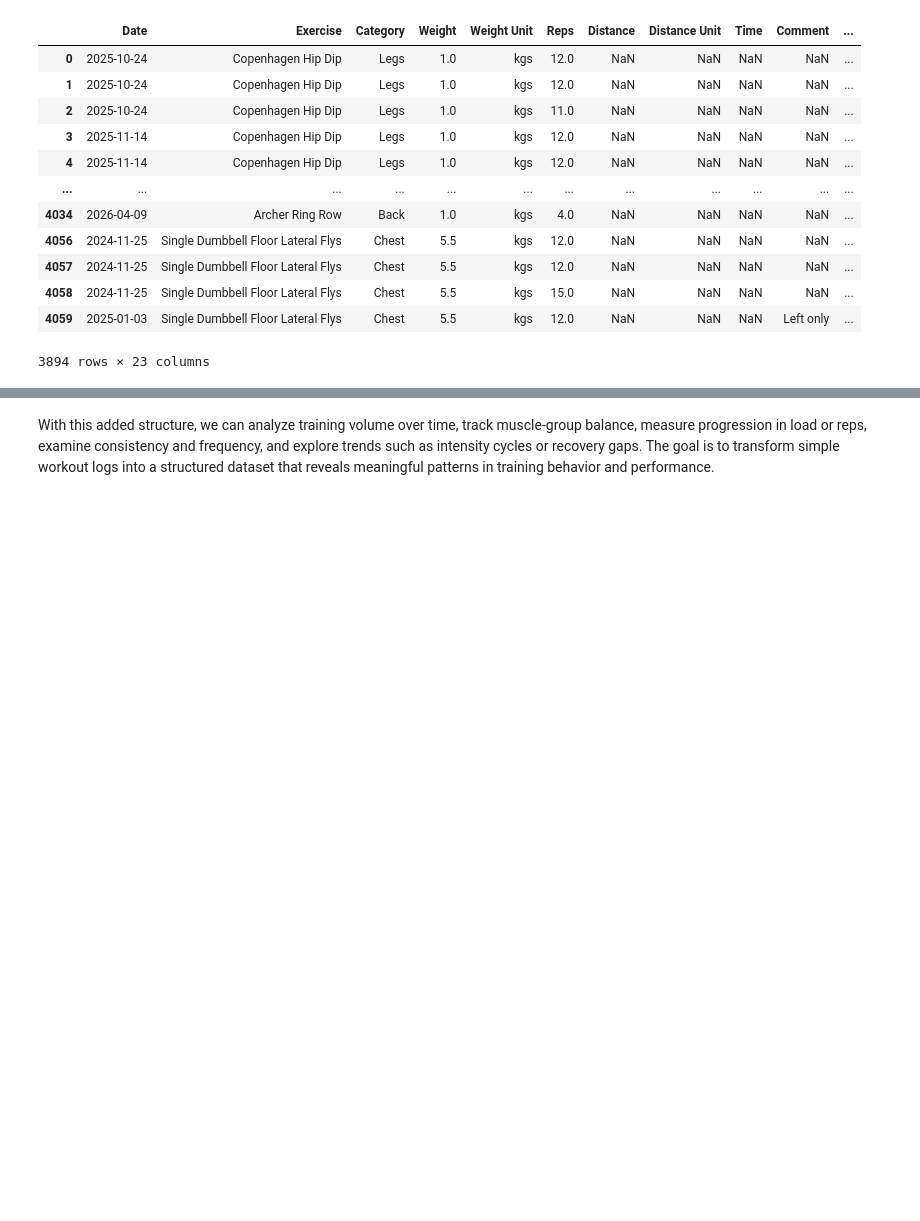
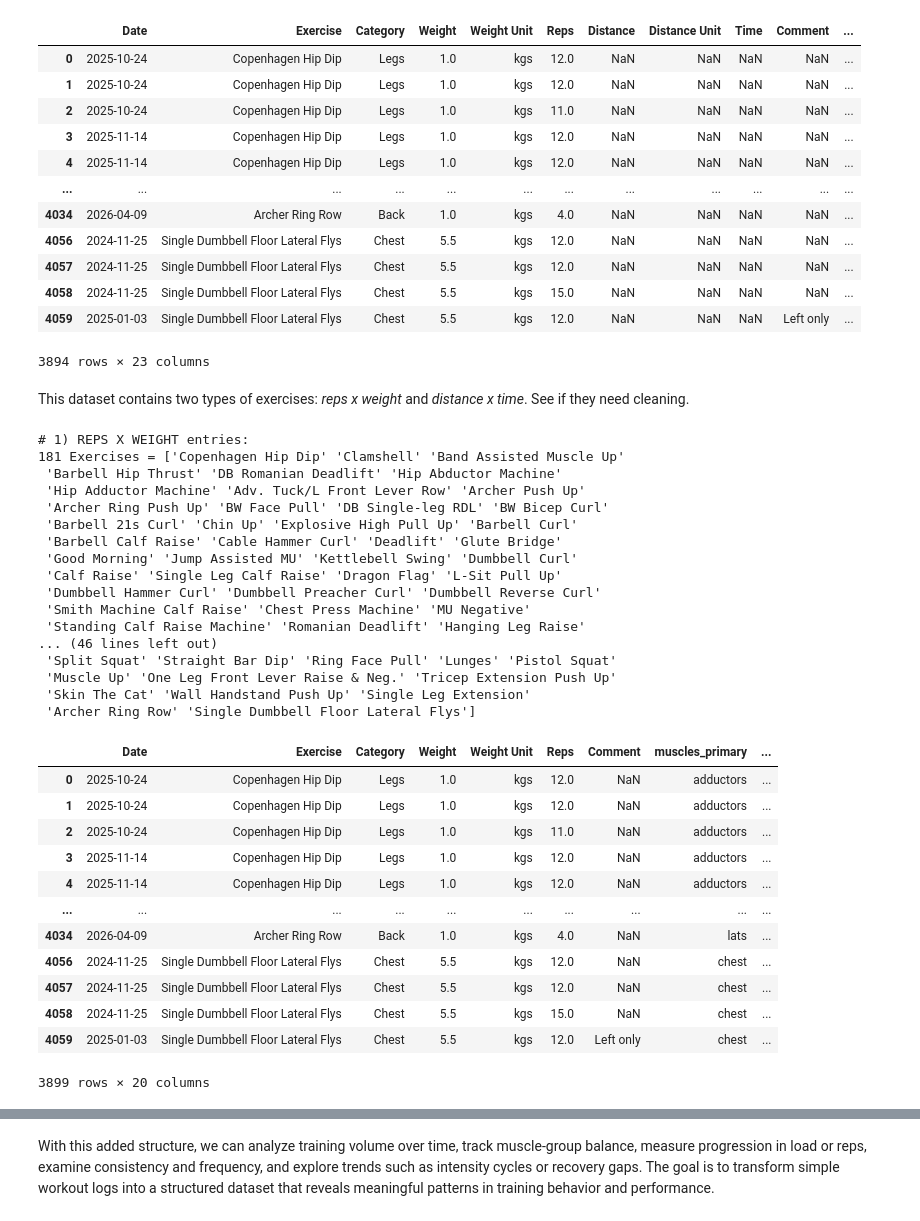
Before and after one commit to alex-fddz/fitnotes-analytics, a Jupyter notebook: analytics.ipynb, the cells around one changed output, grey strips where cells are left out. Cells and saved outputs as stored; diff of their text form; code cells hidden in the pictures; blank space fills up the shorter version.

Commit message:
Split reps and time based entries

```diff
--- a/analytics.ipynb
+++ b/analytics.ipynb
@@ -244,3 +244,45 @@ df[df['Reps'].notna()]
 | 4058 | 2024-11-25 | Single Dumbbell Floor Lateral Flys | Chest | 5.5 | kgs | 15.0 | NaN | NaN | NaN | NaN | ... |
 | 4059 | 2025-01-03 | Single Dumbbell Floor Lateral Flys | Chest | 5.5 | kgs | 12.0 | NaN | NaN | NaN | Left only | ... |
 3894 rows × 23 columns
+# %% [markdown]
+This dataset contains two types of exercises: *reps x weight* and *distance x time*. See if they need cleaning.
+# %%
+print("# 1) REPS X WEIGHT entries:")
+weight_df = df[df['Weight'].notna()]
+weight_exercises = weight_df['Exercise'].unique()
+print(f"{len(weight_exercises)} Exercises =", weight_exercises)
+
+# Drop irrelevant columns
+weight_df = weight_df.drop(columns=['Distance', 'Distance Unit', 'Time'])
+weight_df
+# %% [output]
+# 1) REPS X WEIGHT entries:
+181 Exercises = ['Copenhagen Hip Dip' 'Clamshell' 'Band Assisted Muscle Up'
+ 'Barbell Hip Thrust' 'DB Romanian Deadlift' 'Hip Abductor Machine'
+ 'Hip Adductor Machine' 'Adv. Tuck/L Front Lever Row' 'Archer Push Up'
+ 'Archer Ring Push Up' 'BW Face Pull' 'DB Single-leg RDL' 'BW Bicep Curl'
+ 'Barbell 21s Curl' 'Chin Up' 'Explosive High Pull Up' 'Barbell Curl'
+ 'Barbell Calf Raise' 'Cable Hammer Curl' 'Deadlift' 'Glute Bridge'
+ 'Good Morning' 'Jump Assisted MU' 'Kettlebell Swing' 'Dumbbell Curl'
+ 'Calf Raise' 'Single Leg Calf Raise' 'Dragon Flag' 'L-Sit Pull Up'
+ 'Dumbbell Hammer Curl' 'Dumbbell Preacher Curl' 'Dumbbell Reverse Curl'
+ 'Smith Machine Calf Raise' 'Chest Press Machine' 'MU Negative'
+ 'Standing Calf Raise Machine' 'Romanian Deadlift' 'Hanging Leg Raise'
+... (46 lines left out)
+ 'Split Squat' 'Straight Bar Dip' 'Ring Face Pull' 'Lunges' 'Pistol Squat'
+ 'Muscle Up' 'One Leg Front Lever Raise & Neg.' 'Tricep Extension Push Up'
+ 'Skin The Cat' 'Wall Handstand Push Up' 'Single Leg Extension'
+ 'Archer Ring Row' 'Single Dumbbell Floor Lateral Flys']
+|  | Date | Exercise | Category | Weight | Weight Unit | Reps | Comment | muscles_primary | ... |
+| 0 | 2025-10-24 | Copenhagen Hip Dip | Legs | 1.0 | kgs | 12.0 | NaN | adductors | ... |
+| 1 | 2025-10-24 | Copenhagen Hip Dip | Legs | 1.0 | kgs | 12.0 | NaN | adductors | ... |
+| 2 | 2025-10-24 | Copenhagen Hip Dip | Legs | 1.0 | kgs | 11.0 | NaN | adductors | ... |
+| 3 | 2025-11-14 | Copenhagen Hip Dip | Legs | 1.0 | kgs | 12.0 | NaN | adductors | ... |
+| 4 | 2025-11-14 | Copenhagen Hip Dip | Legs | 1.0 | kgs | 12.0 | NaN | adductors | ... |
+| ... | ... | ... | ... | ... | ... | ... | ... | ... | ... |
+| 4034 | 2026-04-09 | Archer Ring Row | Back | 1.0 | kgs | 4.0 | NaN | lats | ... |
+| 4056 | 2024-11-25 | Single Dumbbell Floor Lateral Flys | Chest | 5.5 | kgs | 12.0 | NaN | chest | ... |
+| 4057 | 2024-11-25 | Single Dumbbell Floor Lateral Flys | Chest | 5.5 | kgs | 12.0 | NaN | chest | ... |
+| 4058 | 2024-11-25 | Single Dumbbell Floor Lateral Flys | Chest | 5.5 | kgs | 15.0 | NaN | chest | ... |
+| 4059 | 2025-01-03 | Single Dumbbell Floor Lateral Flys | Chest | 5.5 | kgs | 12.0 | Left only | chest | ... |
+3899 rows × 20 columns
```
Also changed, not shown: parts of 1 cell of this notebook.
